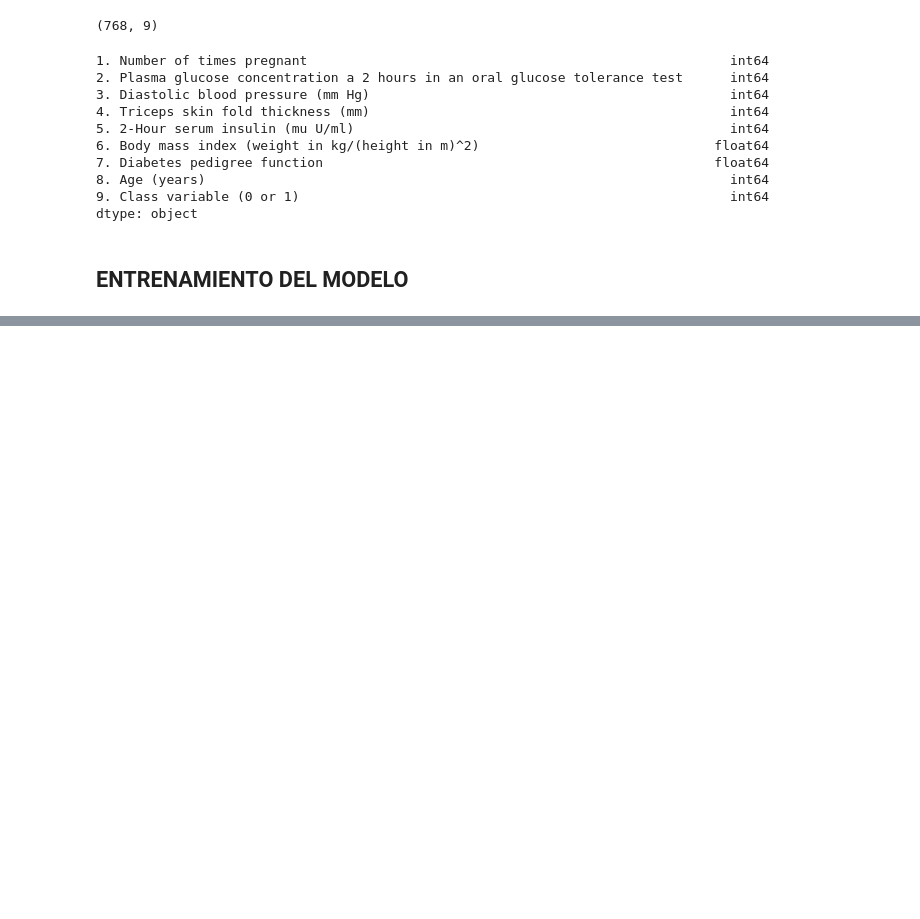
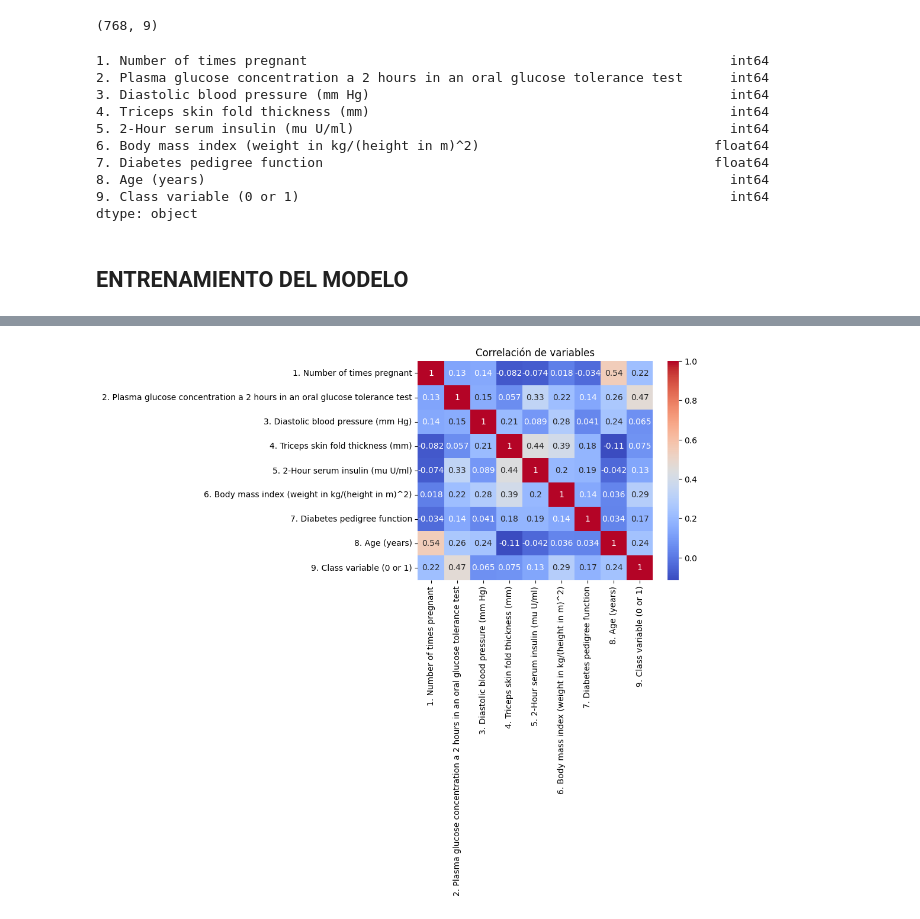
Before and after one commit to dparedes616/random_forest, a Jupyter notebook: random_forest.ipynb, the cells around one changed output, grey strips where cells are left out. Saved outputs shown, nothing was run; the diff lists cells and outputs as text; code cells hidden in the pictures; blank space fills up the shorter version.

```diff
--- a/random_forest.ipynb
+++ b/random_forest.ipynb
@@ -106,0 +155,6 @@ Y_test_pred=random_forest.predict(X_test)
+# %%
+sns.heatmap(df_diabetes.corr(), annot=True, cmap='coolwarm')
+plt.title('Correlación de variables')
+plt.show()
+# %% [output]
+[figure, added]
```
Also changed, not shown: parts of 7 cells of this notebook.
